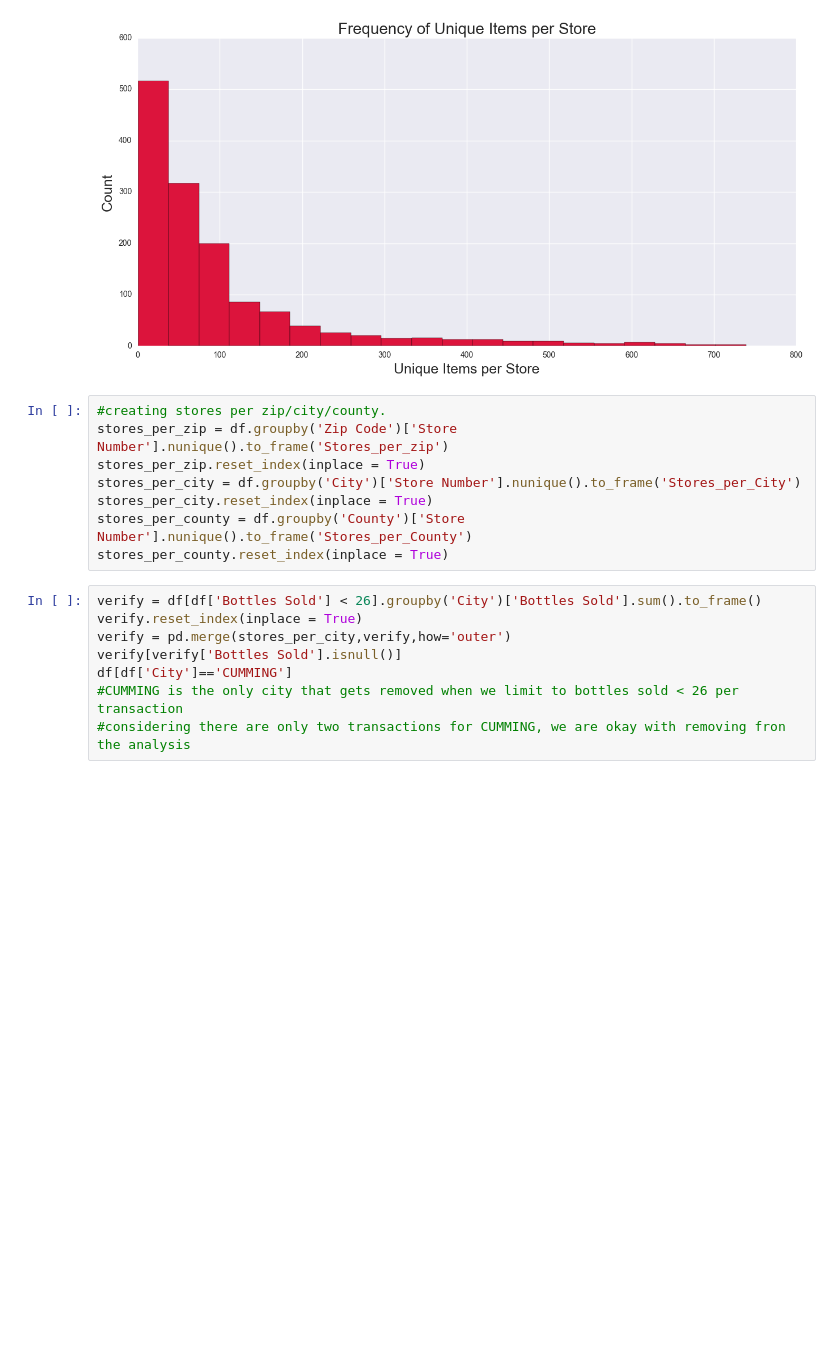
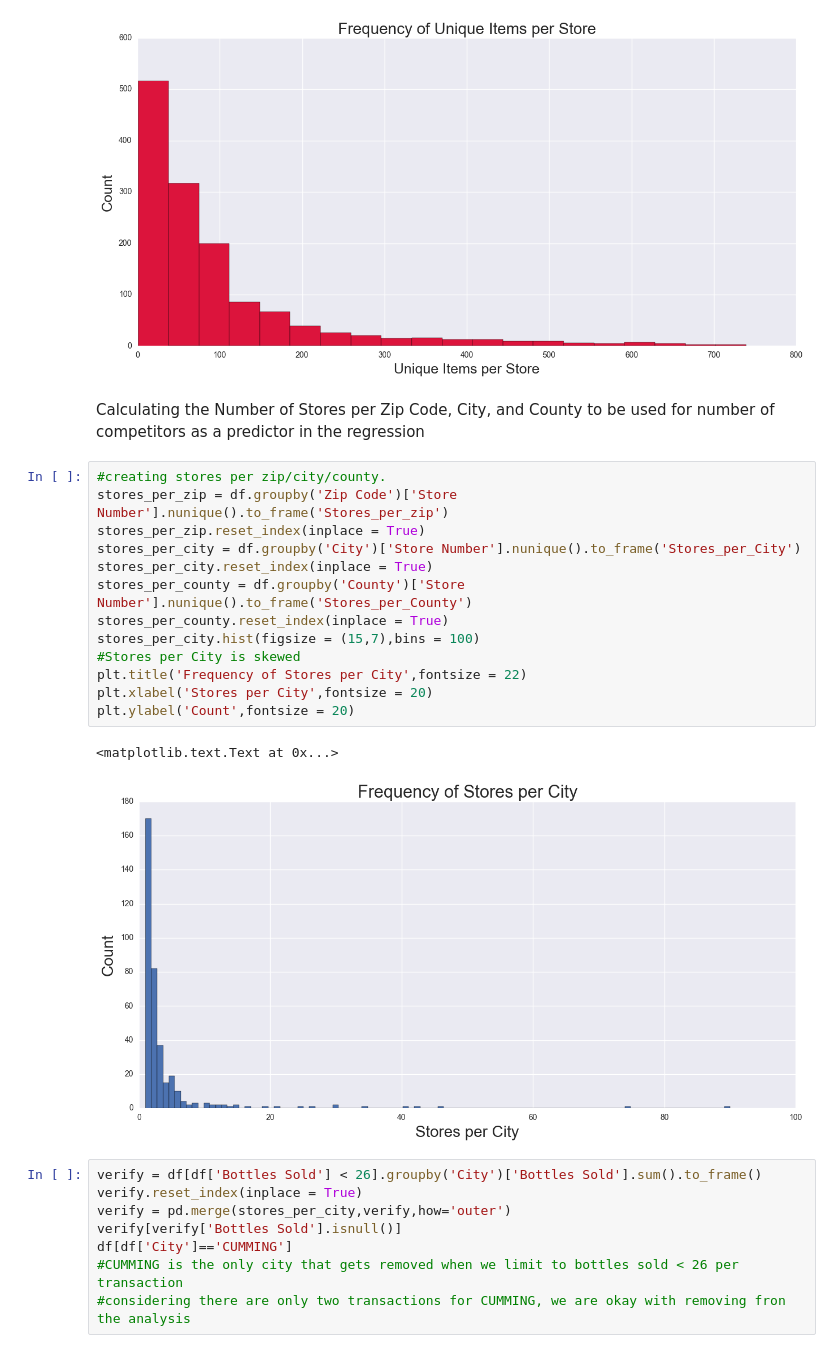
Before and after one commit to ashalan/project_3, a Jupyter notebook: starter-code/Project 3 Starter Code.ipynb, the cells around one changed output. Drawn from its saved outputs; the diff is of its cells as text; blank space fills up the shorter version.

```diff
--- a/starter-code/Project 3 Starter Code.ipynb
+++ b/starter-code/Project 3 Starter Code.ipynb
@@ -218,14 +218,24 @@ The median # of unique items per store is 52.0
 | 3 | 2152 | 71 |
 | 4 | 2178 | 184 |
 [figure]
+# %% [markdown]
+Calculating the Number of Stores per Zip Code, City, and County to be used for number of competitors as a predictor in the regression
 # %%
 #creating stores per zip/city/county.
 stores_per_zip = df.groupby('Zip Code')['Store Number'].nunique().to_frame('Stores_per_zip')
 stores_per_zip.reset_index(inplace = True)
 stores_per_city = df.groupby('City')['Store Number'].nunique().to_frame('Stores_per_City')
 stores_per_city.reset_index(inplace = True)
 stores_per_county = df.groupby('County')['Store Number'].nunique().to_frame('Stores_per_County')
 stores_per_county.reset_index(inplace = True)
+stores_per_city.hist(figsize = (15,7),bins = 100)
+#Stores per City is skewed
+plt.title('Frequency of Stores per City',fontsize = 22)
+plt.xlabel('Stores per City',fontsize = 20)
+plt.ylabel('Count',fontsize = 20)
+# %% [output]
+<matplotlib.text.Text at 0x...>
+[figure, added]
 # %%
 verify = df[df['Bottles Sold'] < 26].groupby('City')['Bottles Sold'].sum().to_frame()
 verify.reset_index(inplace = True)
```
Also changed, not shown: parts of 7 cells of this notebook.
